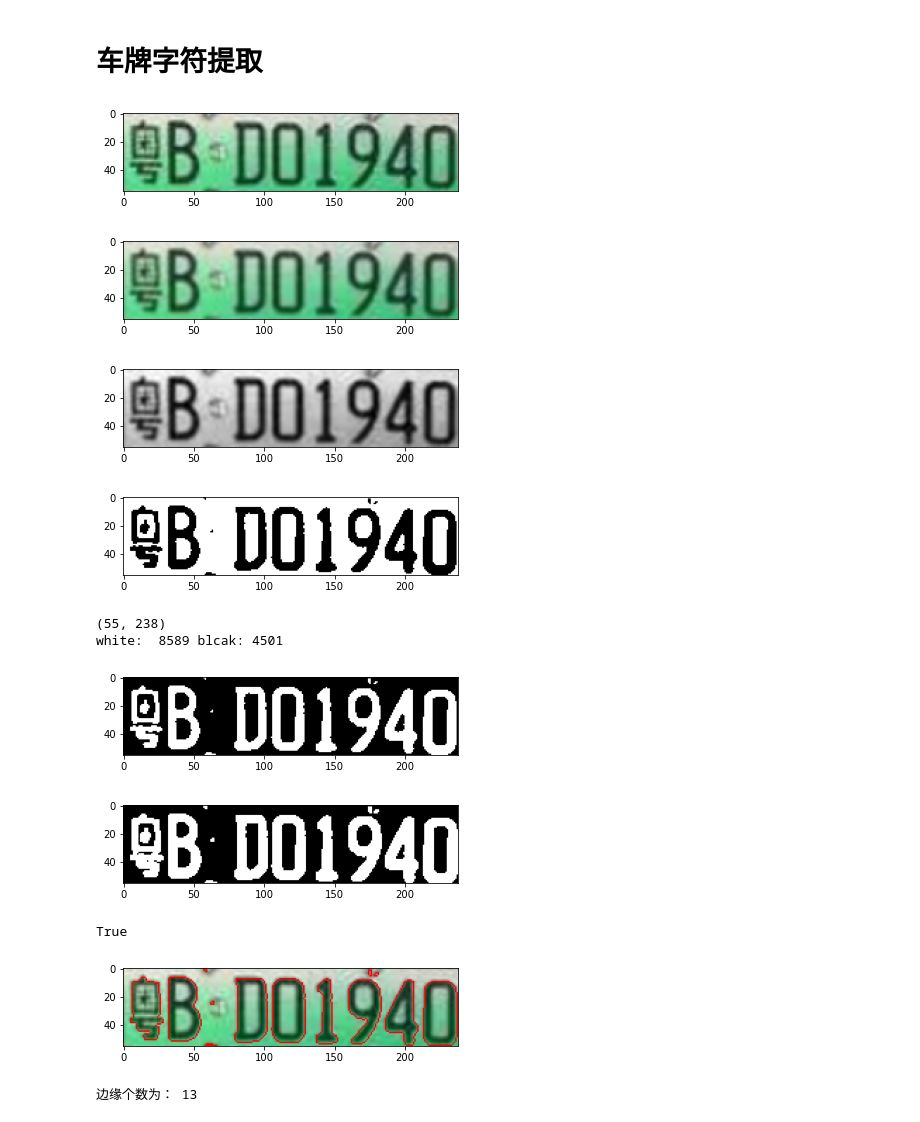
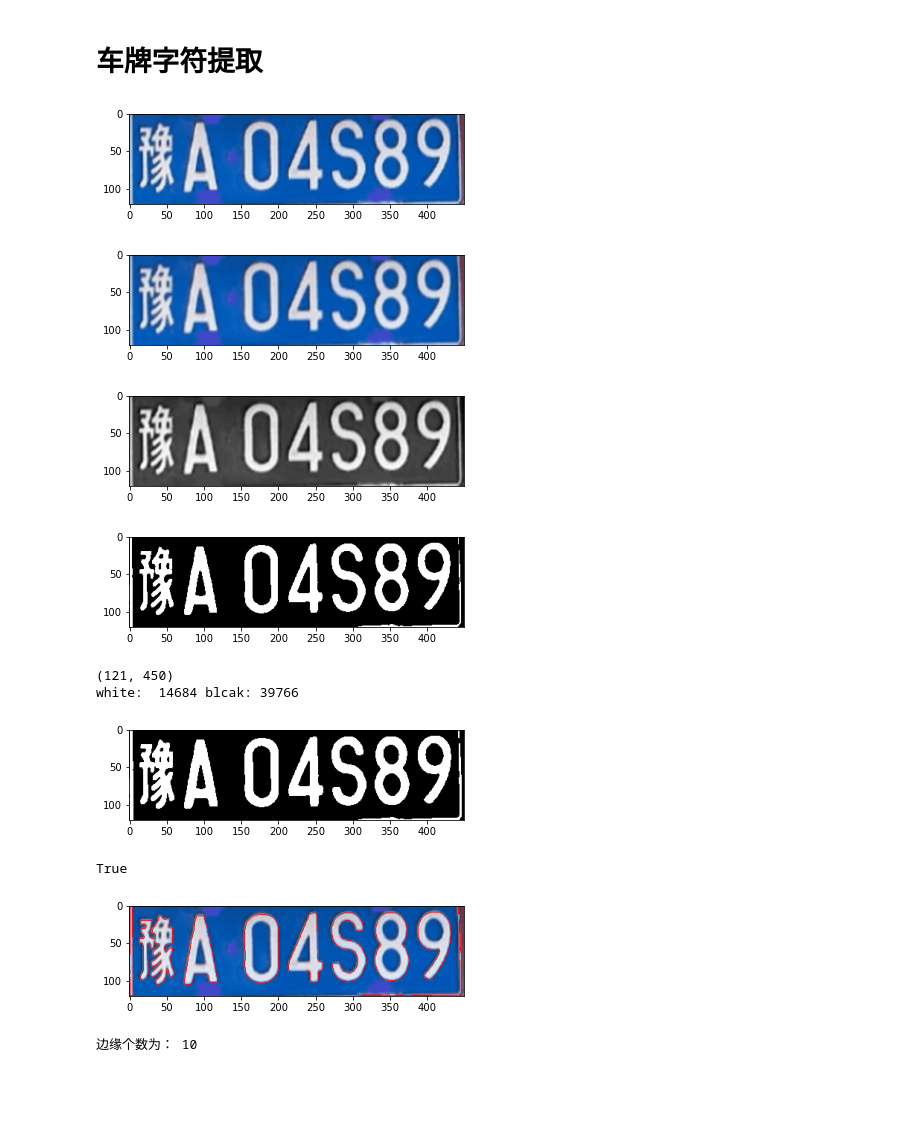
Before and after one commit to jinondo/licence_plate, a Jupyter notebook: final2.ipynb, the cells around one changed output. Saved outputs shown, nothing was run; the diff lists cells and outputs as text; code cells hidden in the pictures; blank space fills up the shorter version.

```diff
--- a/final2.ipynb
+++ b/final2.ipynb
@@ -15,10 +15,10 @@ def plt_showGray(img):
     plt.show()
 # %%
 # 从文件加载原图片
-img = cv2.imread("./outputImages/yue.png")
+img = cv2.imread("./outputImages/plate.png")
 plt_showRGB(img)
 # %% [output]
-[figure, old version]
+[figure, new version]
 # %%
 # 用高斯滤波器去噪
 image = cv2.GaussianBlur(img, (3, 3), 0)
@@ -27,14 +27,14 @@ plt_showRGB(image)
 imgGray = cv2.cvtColor(image, cv2.COLOR_RGB2GRAY)
 plt_showGray(imgGray)
 # %% [output]
-[figure, old version]
+[figure, new version]
-[figure, old version]
+[figure, new version]
 # %%
 # 自适应阈值处理
 ret, image = cv2.threshold(imgGray, 127, 255, cv2.THRESH_OTSU)
 plt_showGray(image)
 # %% [output]
-[figure, old version]
+[figure, new version]
 # %%
 '''
 处理绿牌照问题，让需要的车牌号码始终为前景，即白色
@@ -56,9 +56,8 @@ if area_white>area_black:
     ret, image = cv2.threshold(imgGray, 0, 255, cv2.THRESH_OTSU | cv2.THRESH_BINARY_INV)
     plt_showGray(image)
 # %% [output]
-(55, 238)
-white:  8589 blcak: 4501
+(121, 450)
+white:  14684 blcak: 39766
-[figure, removed]
 # %%
 # 创建一个结构元素，用于形态学处理
 kernel = cv2.getStructuringElement(cv2.MORPH_RECT, (2, 2))
@@ -68,7 +67,7 @@ plt_showGray(image)
 # 保存图像
 cv2.imwrite('./outputImages/plate_b.png', image)
 # %% [output]
-[figure, old version]
+[figure, new version]
 True
 # %%
 # cv2.findContours 轮廓检测
@@ -80,8 +79,8 @@ cv2.drawContours(image1, contours, -1, (0, 0, 255), 1)
 plt_showRGB(image1)
 print('边缘个数为：',len(contours))
 # %% [output]
-[figure, old version]
+[figure, new version]
-边缘个数为： 13
+边缘个数为： 10
 # %%
 # 筛选出各个字符的位置的轮廓
 words = []
```
Also changed, not shown: parts of 1 cell of this notebook, 7 other files.
